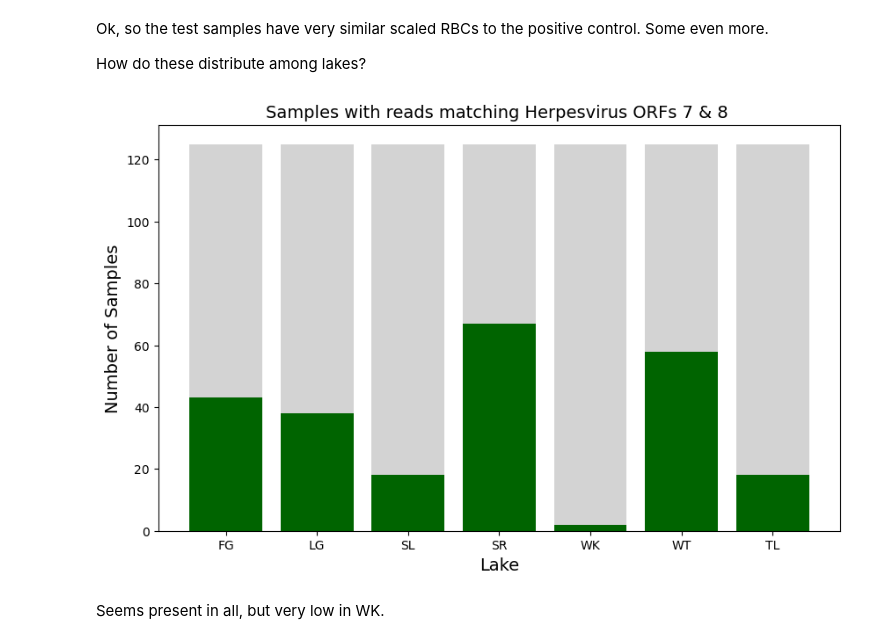
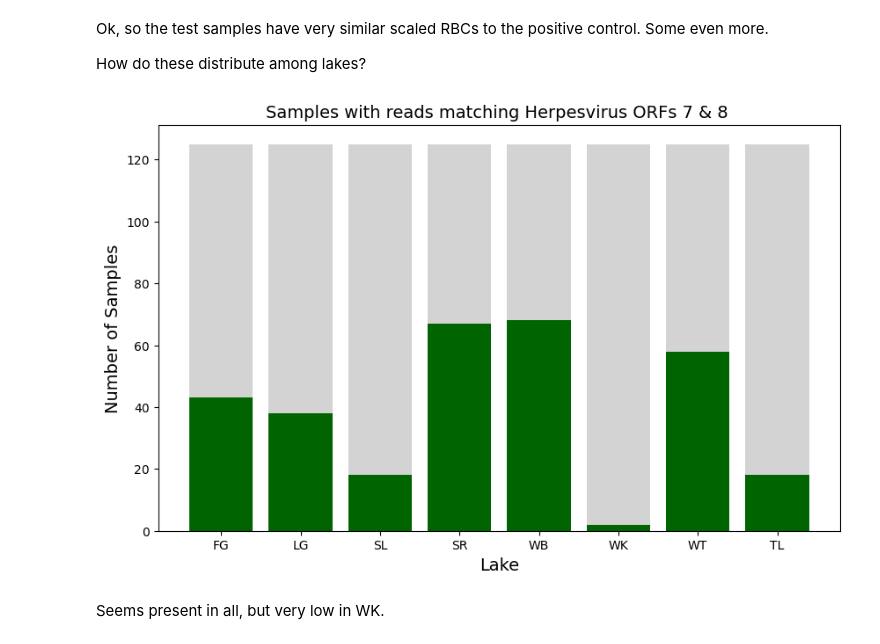
Before and after one commit to DanJeffries/FITNESS, a Jupyter notebook: code/JupNBs/Virus_screening.ipynb, the cells around one changed output. Saved outputs shown, nothing was run; the diff lists cells and outputs as text; code cells hidden in the pictures.

```diff
--- a/code/JupNBs/Virus_screening.ipynb
+++ b/code/JupNBs/Virus_screening.ipynb
@@ -122,6 +122,7 @@ totals_per_lake["FG"] = 125
 totals_per_lake["LG"] = 125
 totals_per_lake["SL"] = 125
 totals_per_lake["SR"] = 125
+totals_per_lake["WB"] = 125
 totals_per_lake["WK"] = 125
 totals_per_lake["WT"] = 125
 totals_per_lake["TL"] = 125
@@ -500,41 +501,42 @@ for sample in herpesvirus_cov_ORF78s_dict:
 # %%
 herp78_put_positives_lake_counts = Counter(herp78_put_positives_lakes)
 # %%
-counts_per_lake = Counter(put_positive_lakes)
+counts_per_lake = Counter(herp78_put_positives_lakes)
 totals_per_lake = {}
 totals_per_lake["FG"] = 125
 totals_per_lake["LG"] = 125
 totals_per_lake["SL"] = 125
 totals_per_lake["SR"] = 125
+totals_per_lake["WB"] = 125
 totals_per_lake["WK"] = 125
 totals_per_lake["WT"] = 125
 totals_per_lake["TL"] = 125
 
 plt.figure(figsize=(10, 6))
 bar_index = 1
 xticks = []
 xticks_labels = []
 for lake in totals_per_lake:
 
     xticks.append(bar_index)
     xticks_labels.append(lake)
 
     plt.bar(bar_index, 125, color='lightgrey')
 
     if lake in herp78_put_positives_lakes:
         plt.bar(bar_index, herp78_put_positives_lake_counts[lake], color='darkgreen')
 
     bar_index += 1
 
 plt.xticks(xticks, xticks_labels)
 plt.ylabel('Number of Samples', fontsize=14)
 plt.xlabel('Lake', fontsize=14)
 plt.title('Samples with reads matching Herpesvirus ORFs 7 & 8 ', fontsize=14)
 
 
 plt.show()
 # %% [output]
-[figure, old version]
+[figure, new version]
 # %% [markdown]
 Seems present in all, but very low in WK.
 # %%
```
Also changed, not shown: parts of 1 cell of this notebook, 1 other file.
